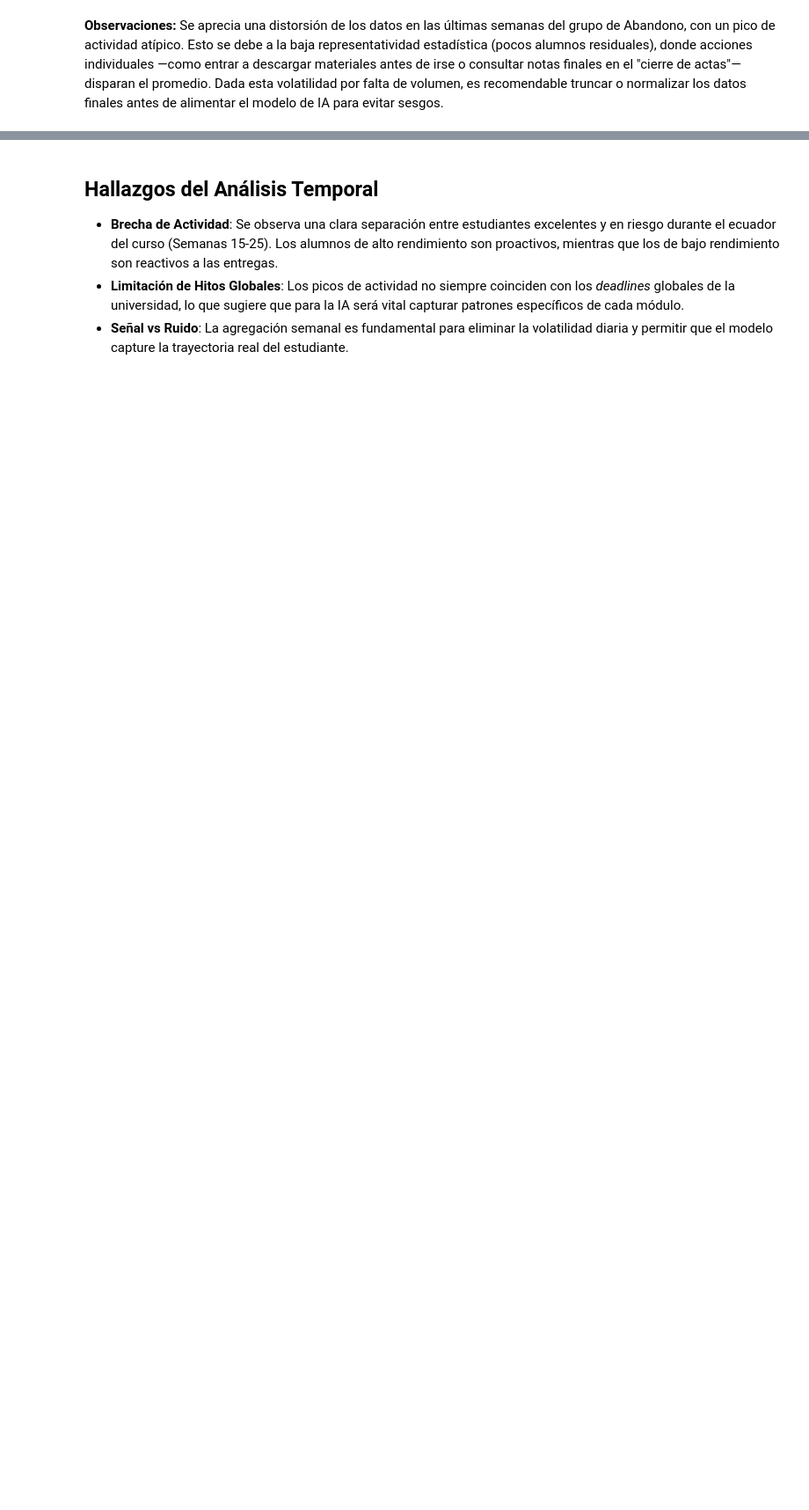
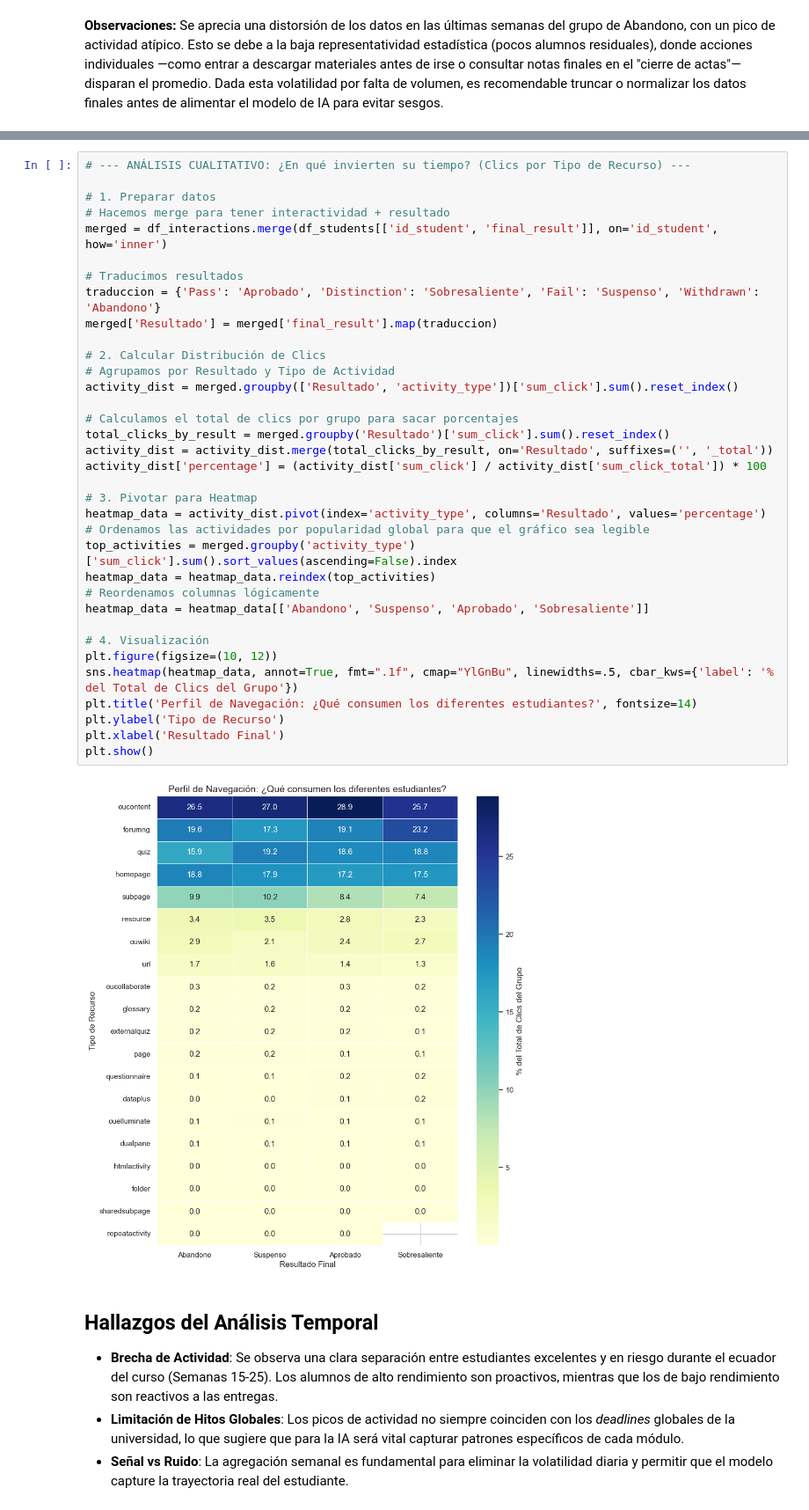
Before and after one commit to MichaeLaudrup/Artificial_Intelligence_Msc, a Jupyter notebook: TFM_education_ai_analytics/notebooks/data_exploration.ipynb, the cells around one changed output, grey strips where cells are left out. Shown at 88% size. Cells and saved outputs as stored; diff of their text form; blank space fills up the shorter version.

```diff
--- a/TFM_education_ai_analytics/notebooks/data_exploration.ipynb
+++ b/TFM_education_ai_analytics/notebooks/data_exploration.ipynb
@@ -336,3 +316,40 @@ plt.show()
+# %%
+# --- ANÁLISIS CUALITATIVO: ¿En qué invierten su tiempo? (Clics por Tipo de Recurso) ---
+
+# 1. Preparar datos
+# Hacemos merge para tener interactividad + resultado
+merged = df_interactions.merge(df_students[['id_student', 'final_result']], on='id_student', how='inner')
+
+# Traducimos resultados
+traduccion = {'Pass': 'Aprobado', 'Distinction': 'Sobresaliente', 'Fail': 'Suspenso', 'Withdrawn': 'Abandono'}
+merged['Resultado'] = merged['final_result'].map(traduccion)
+
+# 2. Calcular Distribución de Clics
+# Agrupamos por Resultado y Tipo de Actividad
+activity_dist = merged.groupby(['Resultado', 'activity_type'])['sum_click'].sum().reset_index()
+
+# Calculamos el total de clics por grupo para sacar porcentajes
+total_clicks_by_result = merged.groupby('Resultado')['sum_click'].sum().reset_index()
+activity_dist = activity_dist.merge(total_clicks_by_result, on='Resultado', suffixes=('', '_total'))
+activity_dist['percentage'] = (activity_dist['sum_click'] / activity_dist['sum_click_total']) * 100
+
+# 3. Pivotar para Heatmap
+heatmap_data = activity_dist.pivot(index='activity_type', columns='Resultado', values='percentage')
+# Ordenamos las actividades por popularidad global para que el gráfico sea legible
+top_activities = merged.groupby('activity_type')['sum_click'].sum().sort_values(ascending=False).index
+heatmap_data = heatmap_data.reindex(top_activities)
+# Reordenamos columnas lógicamente
+heatmap_data = heatmap_data[['Abandono', 'Suspenso', 'Aprobado', 'Sobresaliente']]
+
+# 4. Visualización
+plt.figure(figsize=(10, 12))
+sns.heatmap(heatmap_data, annot=True, fmt=".1f", cmap="YlGnBu", linewidths=.5, cbar_kws={'label': '% del Total de Clics del Grupo'})
+plt.title('Perfil de Navegación: ¿Qué consumen los diferentes estudiantes?', fontsize=14)
+plt.ylabel('Tipo de Recurso')
+plt.xlabel('Resultado Final')
+plt.show()
+# %% [output]
+[figure, added]
 # %% [markdown]
 
 ## Hallazgos del Análisis Temporal
```
Also changed, not shown: parts of 9 cells of this notebook, 2 other files.
